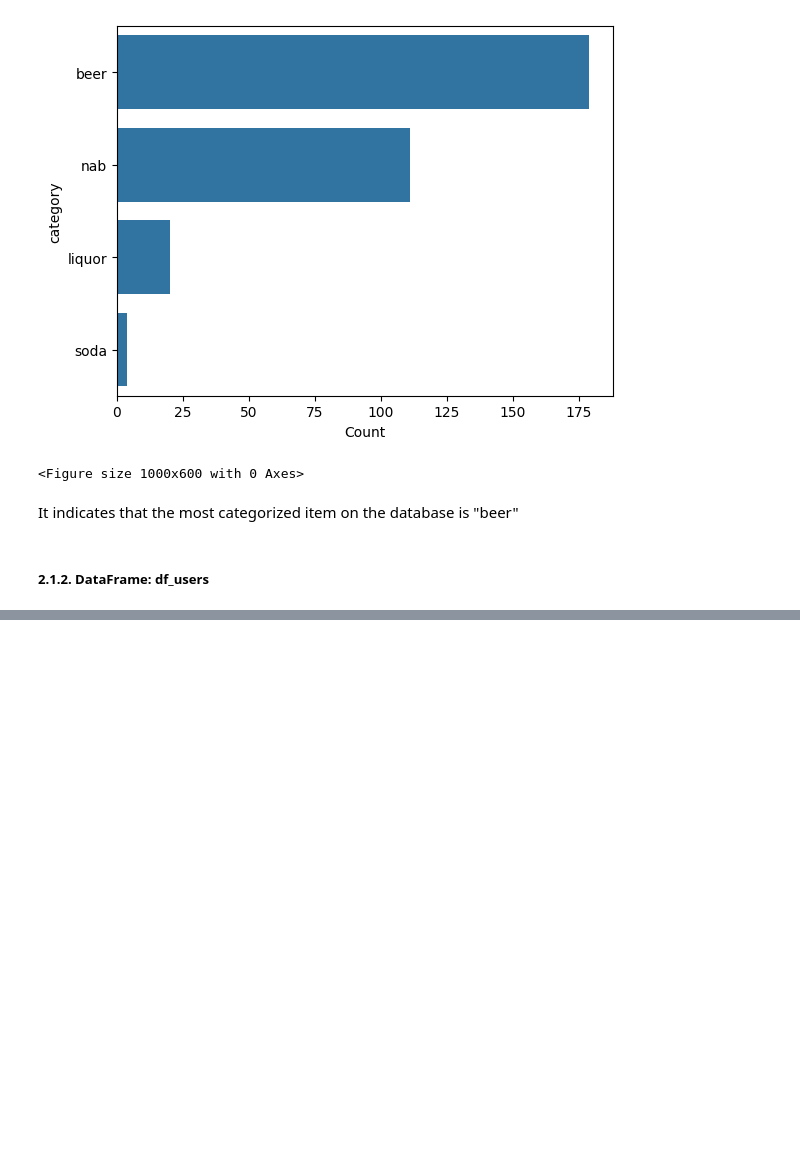
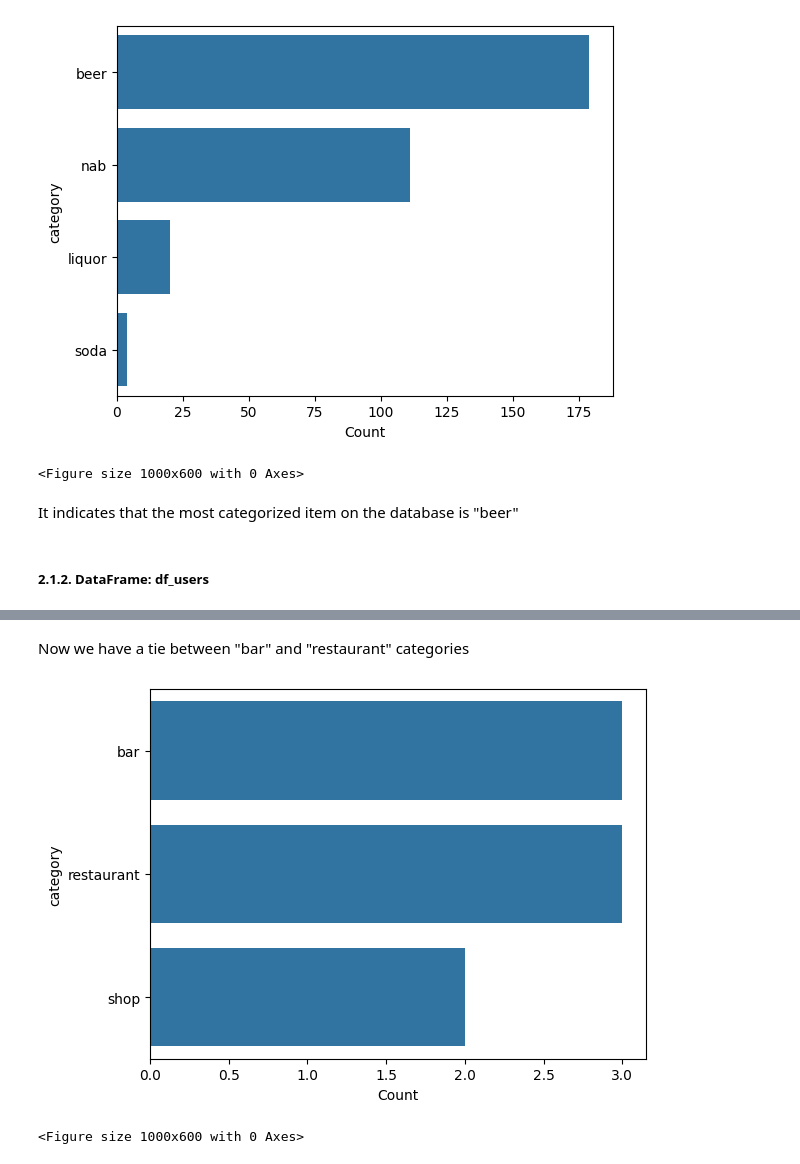
Before and after one commit to renanmarxx/Data-Analysis-Beer, a Jupyter notebook: files/analysis.ipynb, the cells around one changed output, grey strips where cells are left out. Drawn from its saved outputs; the diff is of its cells as text; code cells hidden in the pictures; blank space fills up the shorter version.

```diff
--- a/files/analysis.ipynb
+++ b/files/analysis.ipynb
@@ -126,0 +150,18 @@ It indicates that the most categorized item on the database is "beer"
+# %%
+# Abs count
+count = df_users['category'].value_counts()
+
+# Relative percent
+percent = df_users['category'].value_counts(normalize=True) * 100
+
+# Gathering into an unique DataFrame
+result = pd.DataFrame({
+    'Count': count,
+    'Percentual (%)': percent.round(2)
+})
+
+# Adding total line
+result.loc['Total'] = [result['Count'].sum(), result['Percentual (%)'].sum()]
+
+# Resetting index to have 'category' as a column
+result.reset_index(inplace = True)
@@ -126,0 +176,9 @@ It indicates that the most categorized item on the database is "beer"
+# %% [markdown]
+Now we have a tie between "bar" and "restaurant" categories
+# %%
+sns.barplot(data=result[result['category'] != 'Total'], x='Count', y='category')
+plt.figure(figsize=(10, 6))
+plt.show()
+# %% [output]
+[figure, added]
+<Figure size 1000x600 with 0 Axes>
```
Also changed, not shown: parts of 21 cells of this notebook, 1 other file.
